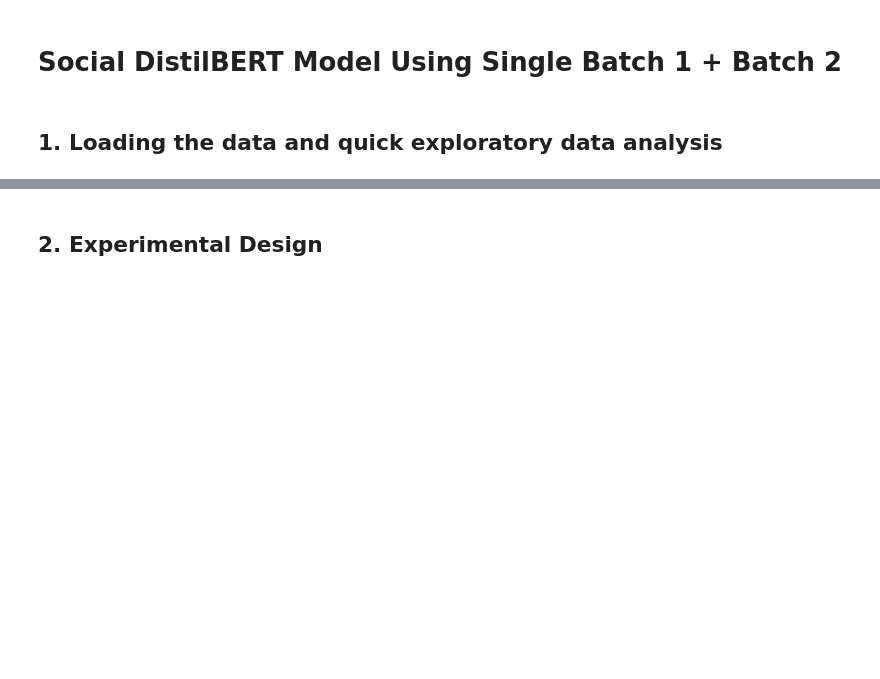
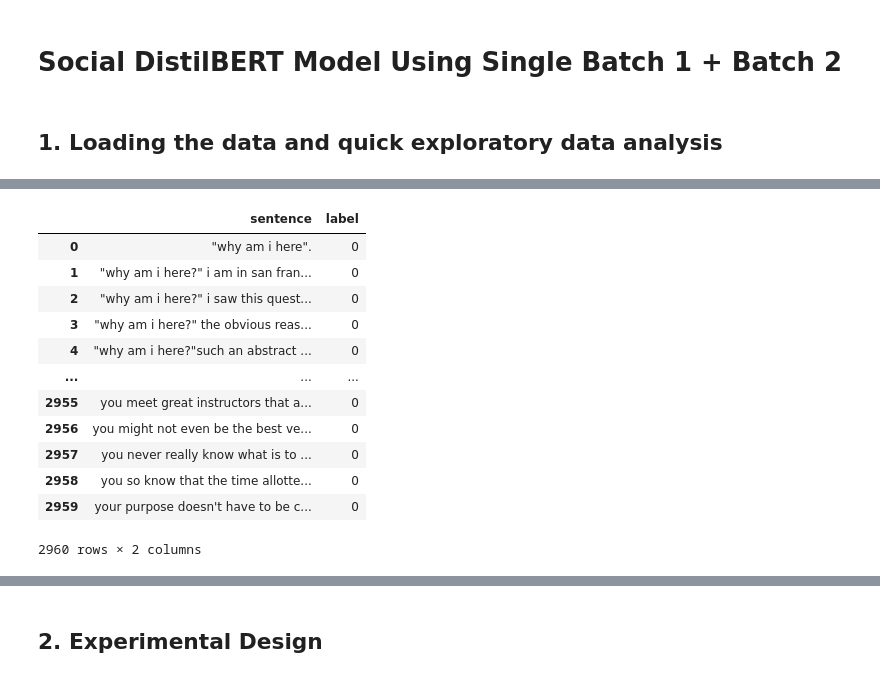
Before and after one commit to gianclbal/ml-alma-taccti, a Jupyter notebook: notebooks/experiments/exp_4_single/Social/Social_model_using_merged_data.ipynb, the cells around one changed output, grey strips where cells are left out. Saved outputs shown, nothing was run; the diff lists cells and outputs as text; code cells hidden in the pictures; blank space fills up the shorter version.

```diff
--- a/notebooks/experiments/exp_4_single/Social/Social_model_using_merged_data.ipynb
+++ b/notebooks/experiments/exp_4_single/Social/Social_model_using_merged_data.ipynb
@@ -92,3 +92,24 @@ merged_social_df
+# %%
+# Process duplicates
+merged_social_df = (
+    merged_social_df.groupby('sentence', as_index=False)  # Group by sentences
+    .agg({'label': 'max'})  # If any label is 1, it takes precedence
+)
+merged_social_df
+# %% [output]
+|  | sentence | label |
+| 0 | "why am i here". | 0 |
+| 1 | "why am i here?" i am in san fran... | 0 |
+| 2 | "why am i here?" i saw this quest... | 0 |
+| 3 | "why am i here?" the obvious reas... | 0 |
+| 4 | "why am i here?"such an abstract ... | 0 |
+| ... | ... | ... |
+| 2955 | you meet great instructors that a... | 0 |
+| 2956 | you might not even be the best ve... | 0 |
+| 2957 | you never really know what is to ... | 0 |
+| 2958 | you so know that the time allotte... | 0 |
+| 2959 | your purpose doesn't have to be c... | 0 |
+2960 rows × 2 columns
 # %%
 # Shuffle the merged dataset
 merged_social_df = shuffle(merged_social_df, random_state=seed)
```
Also changed, not shown: parts of 23 cells of this notebook, 49 other files.
